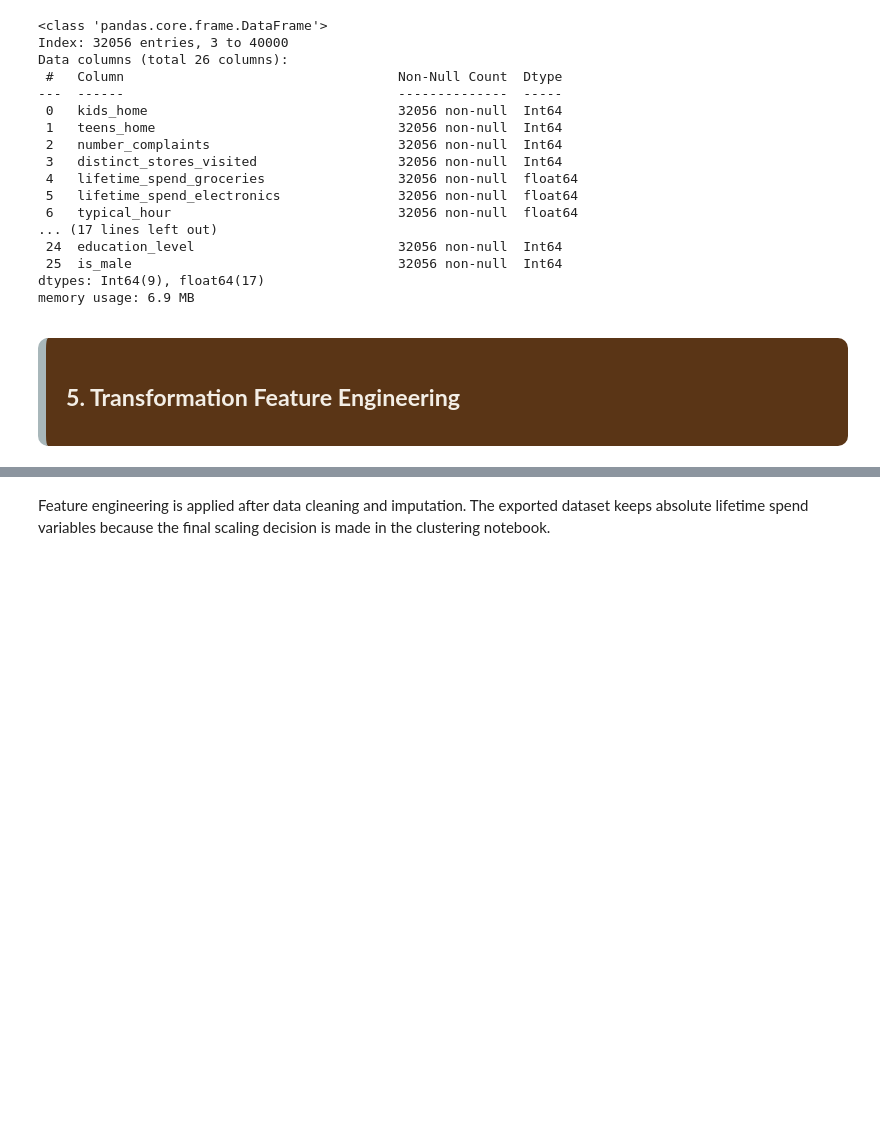
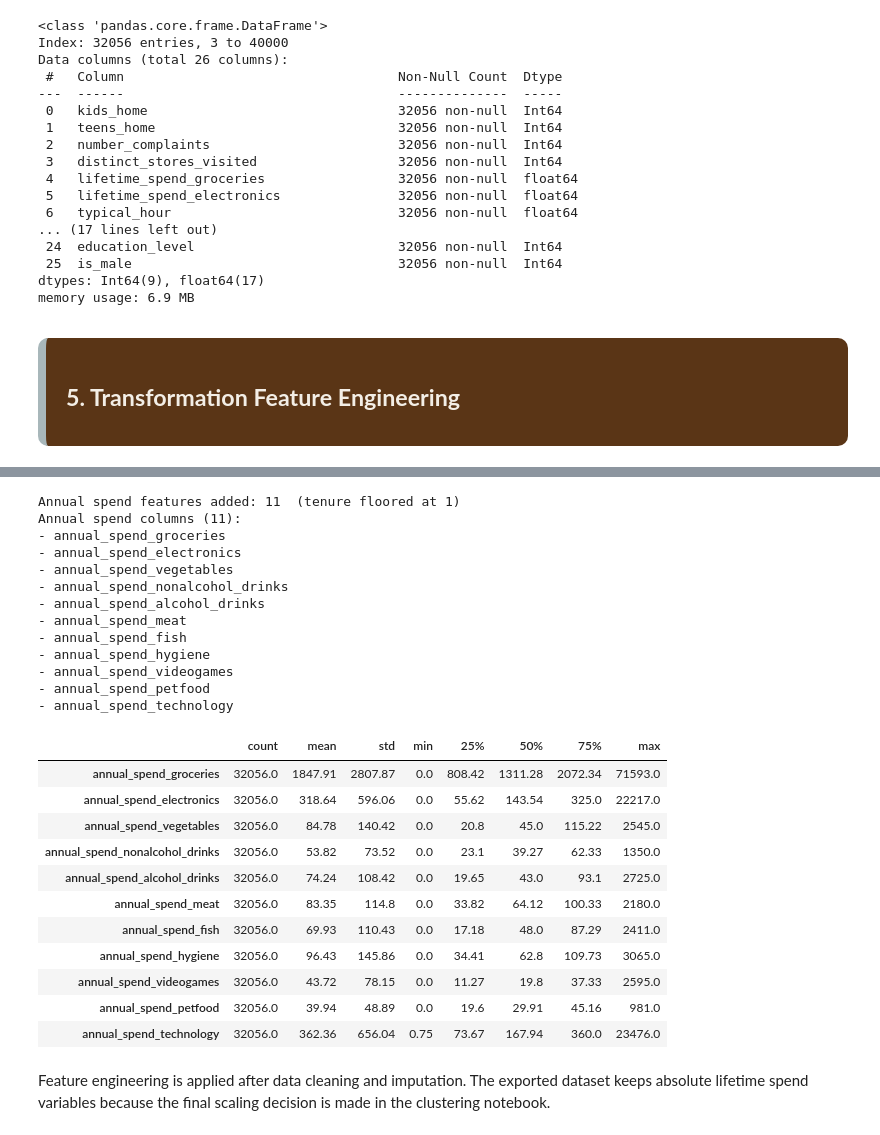
Before and after one commit to CarlotaMarto/CostumerSegP_MLII, a Jupyter notebook: preprocessing/01_eda_preprocessing.ipynb, the cells around one changed output, grey strips where cells are left out. Saved outputs shown, nothing was run; the diff lists cells and outputs as text; code cells hidden in the pictures; blank space fills up the shorter version.

```diff
--- a/preprocessing/01_eda_preprocessing.ipynb
+++ b/preprocessing/01_eda_preprocessing.ipynb
@@ -643,3 +663,43 @@ Absolute lifetime spend columns kept: 9
+# %%
+ci_clean = utils.add_annual_spend_features(
+    ci_clean,
+    tenure_col="tenure",
+    spend_prefix="lifetime_spend_",
+    min_tenure=1,
+)
+
+annual_cols = [c for c in ci_clean.columns if c.startswith("annual_spend_")]
+print(f"Annual spend columns ({len(annual_cols)}):")
+for c in annual_cols:
+    print("-", c)
+
+display(ci_clean[annual_cols].describe().T.round(2))
+# %% [output]
+Annual spend features added: 11  (tenure floored at 1)
+Annual spend columns (11):
+- annual_spend_groceries
+- annual_spend_electronics
+- annual_spend_vegetables
+- annual_spend_nonalcohol_drinks
+- annual_spend_alcohol_drinks
+- annual_spend_meat
+- annual_spend_fish
+- annual_spend_hygiene
+- annual_spend_videogames
+- annual_spend_petfood
+- annual_spend_technology
+|  | count | mean | std | min | 25% | 50% | 75% | max |
+| annual_spend_groceries | 32056.0 | 1847.91 | 2807.87 | 0.0 | 808.42 | 1311.28 | 2072.34 | 71593.0 |
+| annual_spend_electronics | 32056.0 | 318.64 | 596.06 | 0.0 | 55.62 | 143.54 | 325.0 | 22217.0 |
+| annual_spend_vegetables | 32056.0 | 84.78 | 140.42 | 0.0 | 20.8 | 45.0 | 115.22 | 2545.0 |
+| annual_spend_nonalcohol_drinks | 32056.0 | 53.82 | 73.52 | 0.0 | 23.1 | 39.27 | 62.33 | 1350.0 |
+| annual_spend_alcohol_drinks | 32056.0 | 74.24 | 108.42 | 0.0 | 19.65 | 43.0 | 93.1 | 2725.0 |
+| annual_spend_meat | 32056.0 | 83.35 | 114.8 | 0.0 | 33.82 | 64.12 | 100.33 | 2180.0 |
+| annual_spend_fish | 32056.0 | 69.93 | 110.43 | 0.0 | 17.18 | 48.0 | 87.29 | 2411.0 |
+| annual_spend_hygiene | 32056.0 | 96.43 | 145.86 | 0.0 | 34.41 | 62.8 | 109.73 | 3065.0 |
+| annual_spend_videogames | 32056.0 | 43.72 | 78.15 | 0.0 | 11.27 | 19.8 | 37.33 | 2595.0 |
+| annual_spend_petfood | 32056.0 | 39.94 | 48.89 | 0.0 | 19.6 | 29.91 | 45.16 | 981.0 |
+| annual_spend_technology | 32056.0 | 362.36 | 656.04 | 0.75 | 73.67 | 167.94 | 360.0 | 23476.0 |
 # %% [markdown]
 Feature engineering is applied after data cleaning and imputation. The exported dataset keeps absolute lifetime spend variables because the final scaling decision is made in the clustering notebook.
 # %% [markdown]
```
Also changed, not shown: parts of 16 cells of this notebook, 21 other files.
